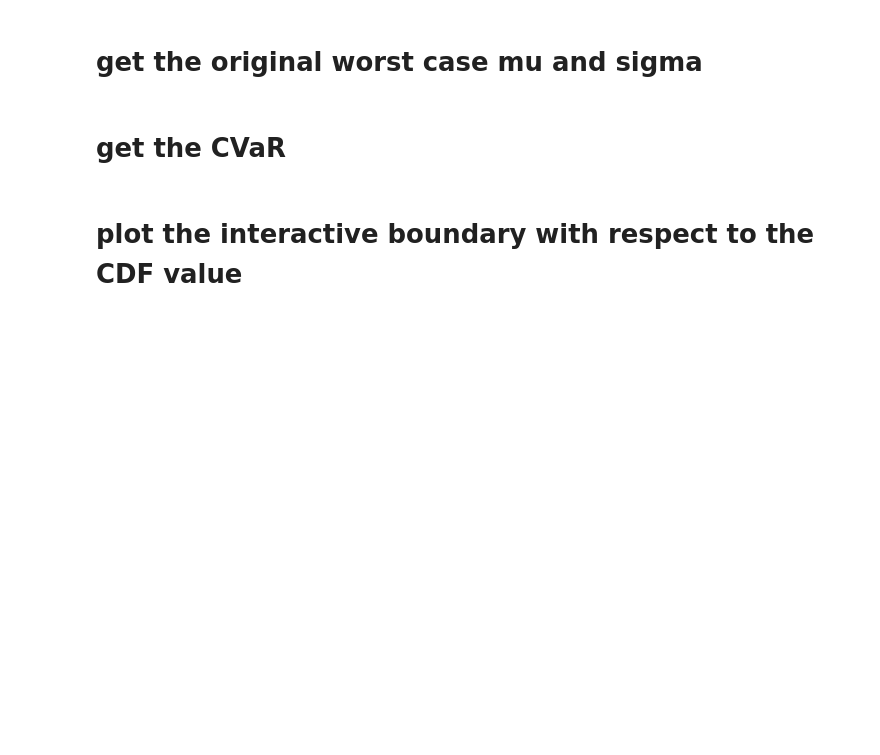
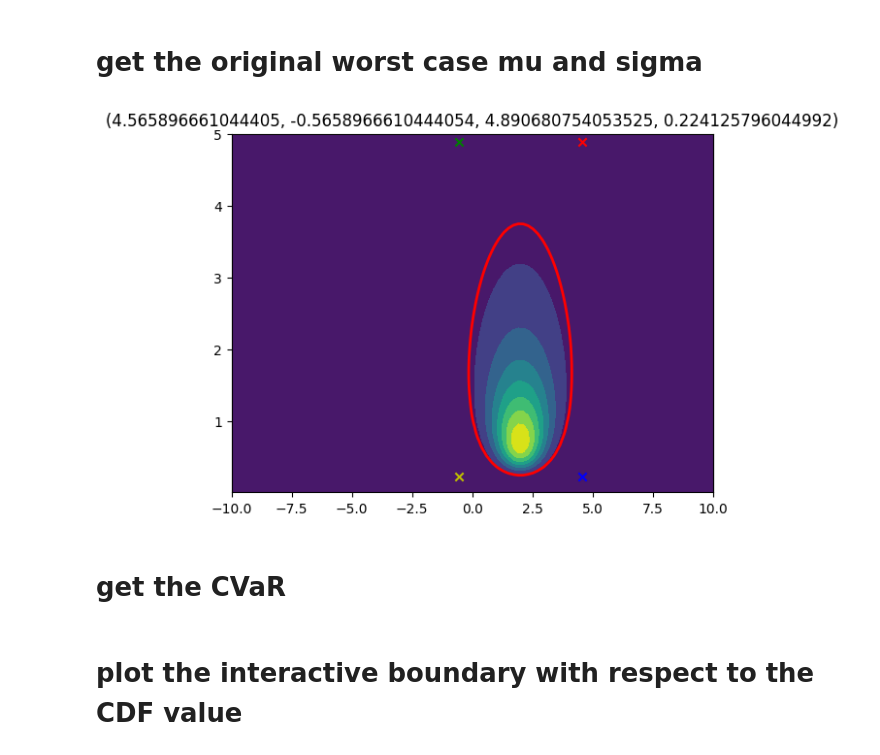
Before and after one commit to HyeongChanHam/temp, a Jupyter notebook: 1d/reporting_visualizer_v3.ipynb, the cells around one changed output. Drawn from its saved outputs; the diff is of its cells as text; code cells hidden in the pictures; blank space fills up the shorter version.

```diff
--- a/1d/reporting_visualizer_v3.ipynb
+++ b/1d/reporting_visualizer_v3.ipynb
@@ -1336,9 +1353,44 @@ for target_cdf in [0.5, 0.6, 0.7, 0.8, 0.9, 0.95, 0.99]:
 # %% [markdown]
 # get the original worst case mu and sigma
 # %%
+target_cdf = 0.8
+
+a_memory = dict()
+with open(f'../a_memory_sets/a_memory_{target_cdf}.pickle', 'rb') as f:
+    a_memory = pickle.load(f)
+
 mu_0, lambda_, alpha, beta = 2, 1.2, 1.4, 2.1
-zx, zy = a_memory[alpha]
-mu, sigma2 = zx / np.sqrt(lambda_/beta)+mu_0, zy * beta
+
+small_x, large_x, small_y, large_y = a_memory[alpha]
+small_x = small_x / np.sqrt(lambda_/beta) + mu_0
+large_x = large_x / np.sqrt(lambda_/beta) + mu_0
+small_y = small_y * beta
+large_y = large_y * beta
+# for x in [small_x, large_x]:
+
+#     mu, sigma2 = zx / np.sqrt(lambda_/beta)+mu_0, zy * beta
+
+
+
+mu_values = np.linspace(-10, 10, 100)
+sigma2_values = np.linspace(0.01, 5, 100)
+
+mu_grid, sigma2_grid = np.meshgrid(mu_values, sigma2_values)
+std_pdf_values = nig_joint_pdf(mu_grid, sigma2_grid, mu_0, lambda_, alpha, beta)
+
+contour_level = calculate_cdf_contour_level(std_pdf_values, target_cdf)
+
+plt.contour(mu_grid, sigma2_grid, std_pdf_values, levels=[contour_level], colors='red', linewidths=2)
+plt.contourf(mu_values, sigma2_values, std_pdf_values)
+
+plt.scatter(large_x, large_y, marker='x', color='r')
+plt.scatter(large_x, small_y, marker='x', color='b')
+plt.scatter(small_x, large_y, marker='x', color='g')
+plt.scatter(small_x, small_y, marker='x', color='y')
+plt.title(f'{large_x, small_x, large_y, small_y}')
+plt.show()
+# %% [output]
+[figure, added]
 # %% [markdown]
 # get the CVaR
 # %%
```
Also changed, not shown: parts of 2 cells of this notebook, 8 other files.
